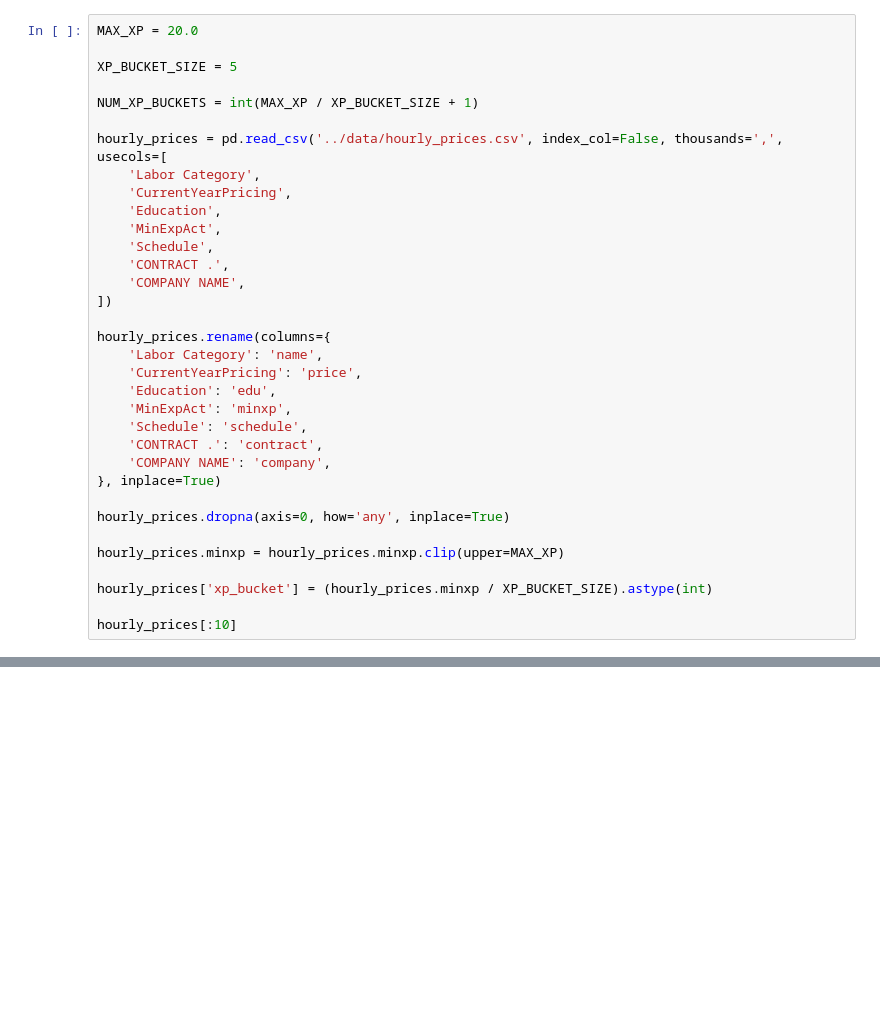
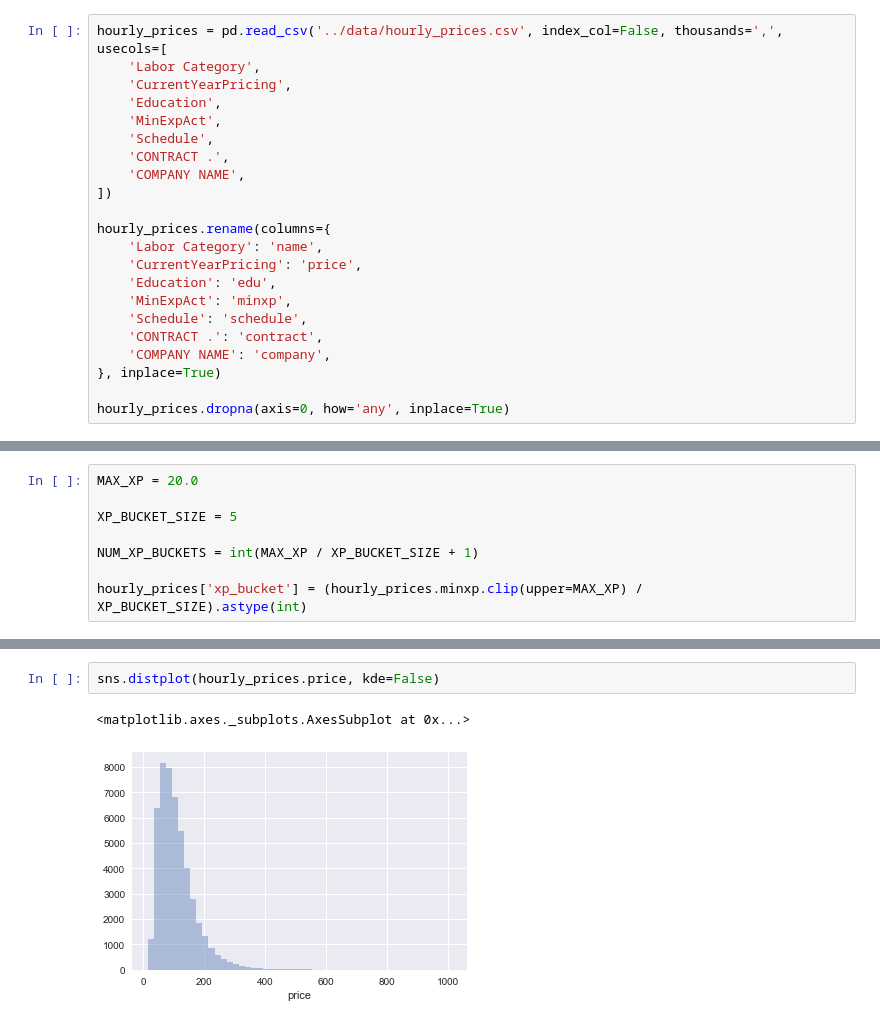
Before and after one commit to 18F/calc-analysis, a Jupyter notebook: contract-analysis/anomaly-detection.ipynb, the cells around one changed output, grey strips where cells are left out. Cells and saved outputs as stored; diff of their text form; blank space fills up the shorter version.

Commit message:
Add documentation, transform prices to be more Gaussian.

```diff
--- a/contract-analysis/anomaly-detection.ipynb
+++ b/contract-analysis/anomaly-detection.ipynb
@@ -17,10 +20,4 @@ sns.set(color_codes=True)
 # %%
-MAX_XP = 20.0
-
-XP_BUCKET_SIZE = 5
-
-NUM_XP_BUCKETS = int(MAX_XP / XP_BUCKET_SIZE + 1)
-
 hourly_prices = pd.read_csv('../data/hourly_prices.csv', index_col=False, thousands=',', usecols=[
     'Labor Category',
     'CurrentYearPricing',
@@ -42,9 +39,3 @@ hourly_prices.rename(columns={
 }, inplace=True)
 
 hourly_prices.dropna(axis=0, how='any', inplace=True)
-
-hourly_prices.minxp = hourly_prices.minxp.clip(upper=MAX_XP)
-
-hourly_prices['xp_bucket'] = (hourly_prices.minxp / XP_BUCKET_SIZE).astype(int)
-
-hourly_prices[:10]
@@ -62,0 +52,8 @@ hourly_prices[:10]
+# %%
+MAX_XP = 20.0
+
+XP_BUCKET_SIZE = 5
+
+NUM_XP_BUCKETS = int(MAX_XP / XP_BUCKET_SIZE + 1)
+
+hourly_prices['xp_bucket'] = (hourly_prices.minxp.clip(upper=MAX_XP) / XP_BUCKET_SIZE).astype(int)
@@ -94,0 +111,5 @@ def filtr(rows=hourly_prices, edu=None, xp_bucket=None, minxp=None, schedule=Non
+# %%
+sns.distplot(hourly_prices.price, kde=False)
+# %% [output]
+<matplotlib.axes._subplots.AxesSubplot at 0x...>
+[figure, added]
```
Also changed, not shown: parts of 27 cells of this notebook.
